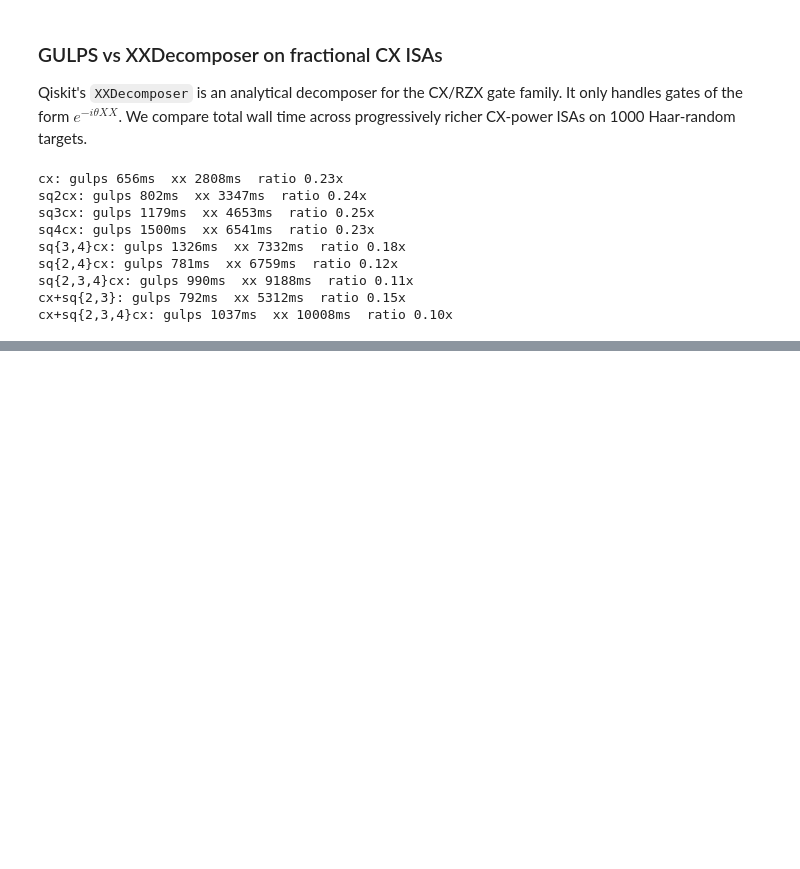
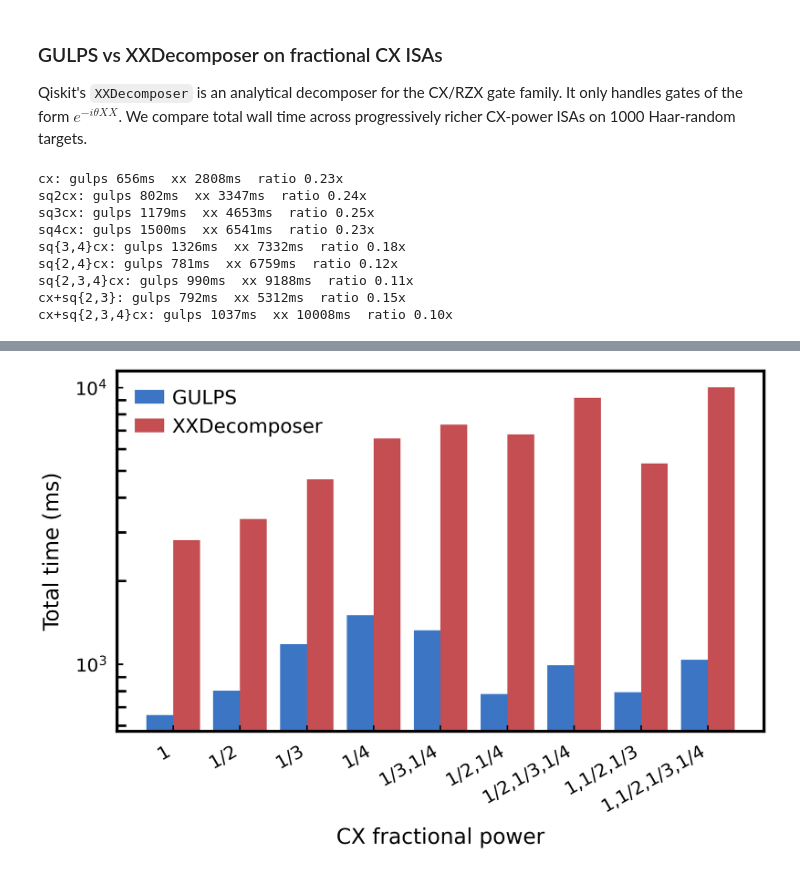
Before and after one commit to evmckinney9/gulps, a Jupyter notebook: src/notebooks/05_xxdecomposer.ipynb, the cells around one changed output, grey strips where cells are left out. Cells and saved outputs as stored; diff of their text form; code cells hidden in the pictures; blank space fills up the shorter version.

```diff
--- a/src/notebooks/05_xxdecomposer.ipynb
+++ b/src/notebooks/05_xxdecomposer.ipynb
@@ -375,0 +318,47 @@ with plt.style.context(["lusca"]):
+# %%
+%%mplfreeze gulps_vs_xx results_xx --outdir figs/
+plt.close("all")
+
+GULPS_C = "#3b75c4"
+XX_C = "#c44e52"
+
+ISA_LABELS = [
+    "1",
+    "1/2",
+    "1/3",
+    "1/4",
+    "1/3,1/4",
+    "1/2,1/4",
+    "1/2,1/3,1/4",
+    "1,1/2,1/3",
+    "1,1/2,1/3,1/4",
+]
+
+gulps = np.array([r["gulps_total_ms"] for r in results_xx])
+xx = np.array([r["xx_total_ms"] for r in results_xx])
+x = np.arange(len(results_xx))
+w = 0.4
+
+with plt.style.context(["lusca"]):
+    fig, ax = plt.subplots(figsize=(3.5, 2.4))
+
+    ax.bar(x - w / 2, gulps, w, color=GULPS_C, linewidth=0, label="GULPS")
+    ax.bar(x + w / 2, xx, w, color=XX_C, linewidth=0, label="XXDecomposer")
+
+    ax.set_yscale("log")
+    ax.set_ylabel("Total time (ms)", fontsize=7)
+    ax.set_xlabel("CX fractional power", fontsize=7)
+    ax.set_xticks(x)
+    ax.set_xticklabels(ISA_LABELS, rotation=30, ha="right", fontsize=6.5)
+    ax.tick_params(axis="both", labelsize=6, length=2, width=0.5)
+    ax.tick_params(axis="both", which="both", top=False, right=False)
+    # for s in ["top", "right"]:
+    #     ax.spines[s].set_visible(False)
+    # for s in ["left", "bottom"]:
+    #     ax.spines[s].set_linewidth(0.5)
+
+    ax.legend(loc="upper left", fontsize=6.5, frameon=False, handlelength=1.5)
+    fig.subplots_adjust(left=0.12, right=0.97, top=0.97, bottom=0.28)
+    plt.show()
+# %% [output]
+[figure, added]
```
Also changed, not shown: parts of 1 cell of this notebook.
